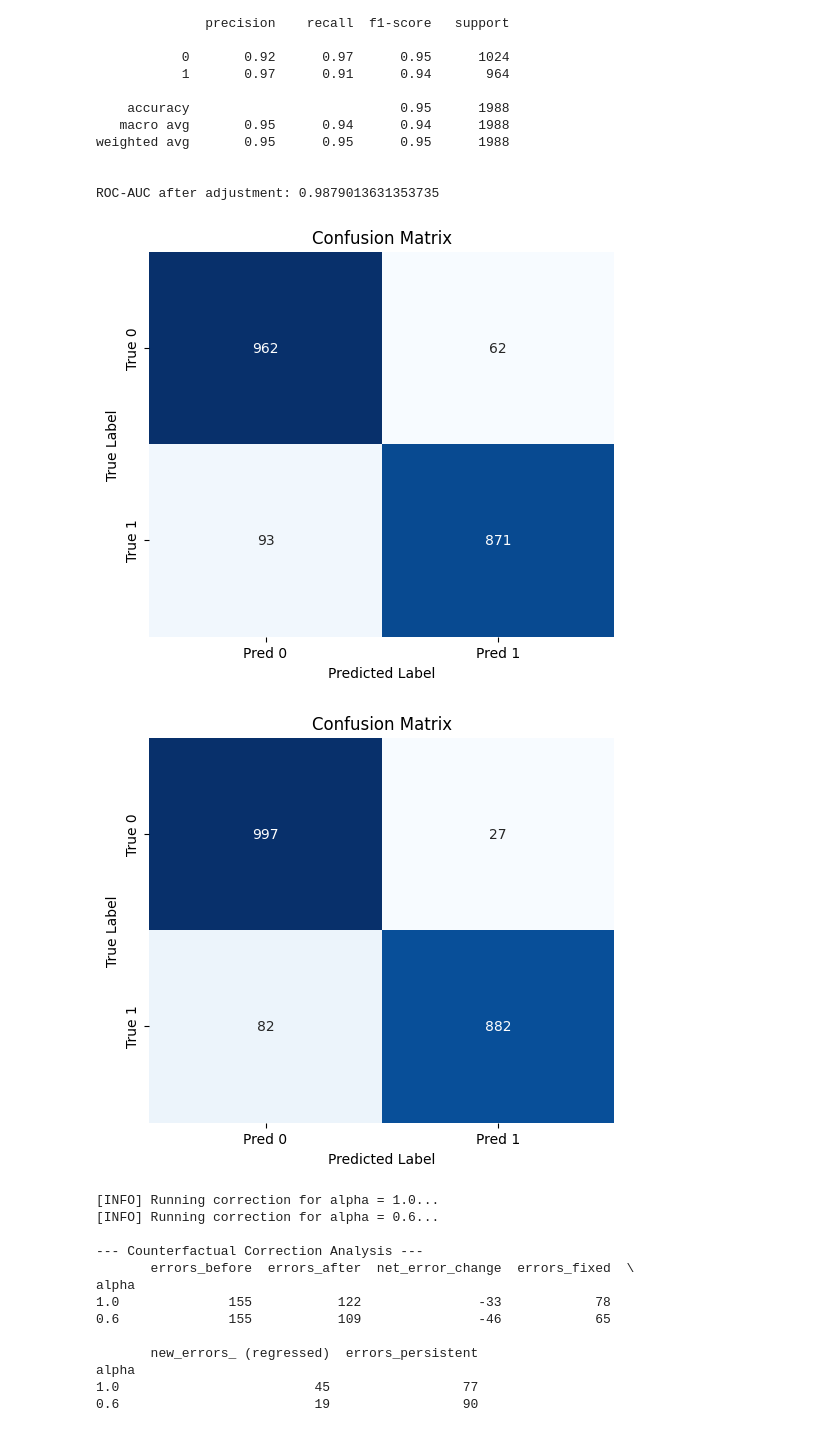
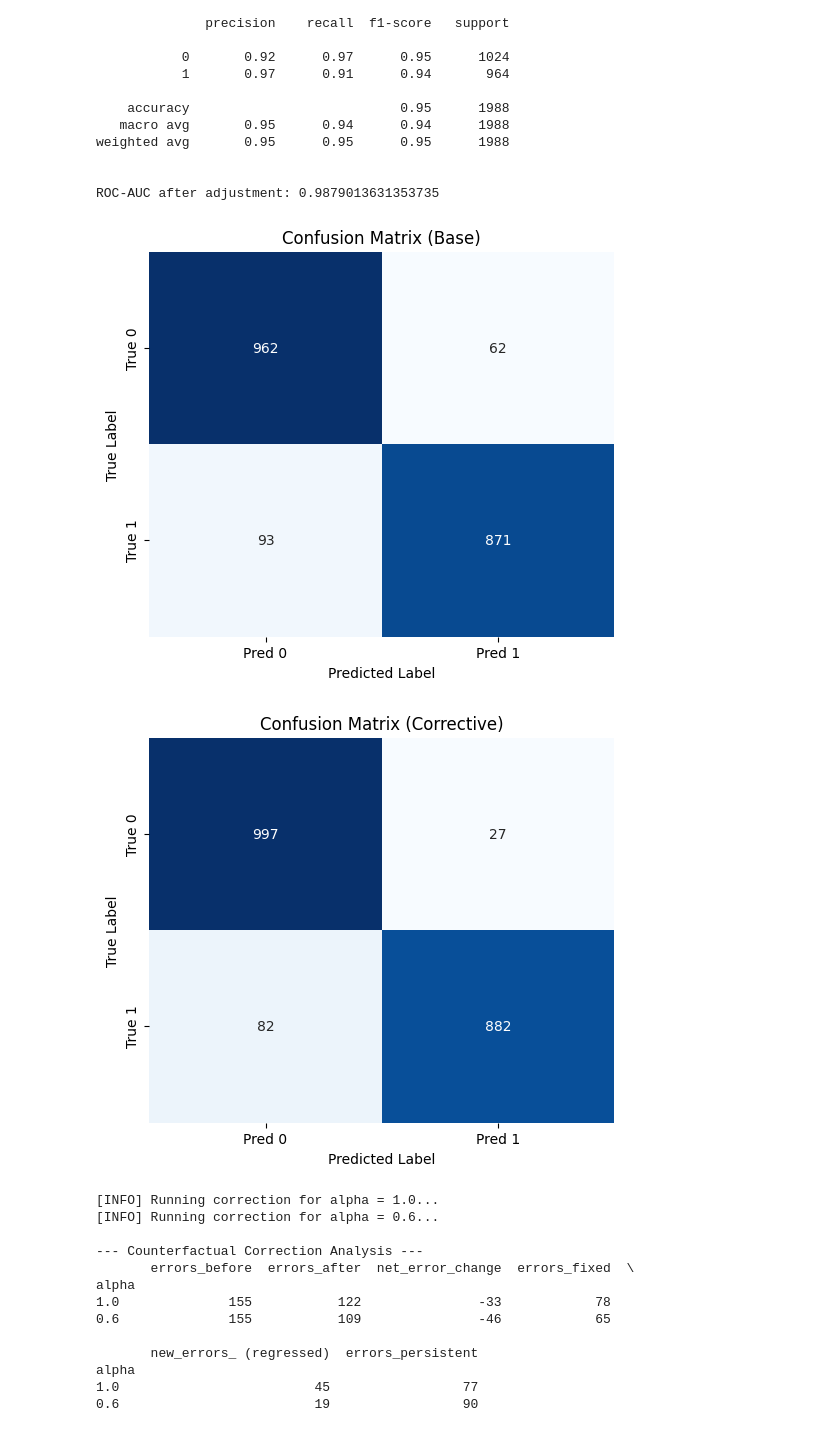
Before and after one commit to F1xedbot/PCCEntropy, a Jupyter notebook: notebooks/analysis.ipynb, the cells around one changed output. Drawn from its saved outputs; the diff is of its cells as text; code cells hidden in the pictures.

```diff
--- a/notebooks/analysis.ipynb
+++ b/notebooks/analysis.ipynb
@@ -348,29 +348,29 @@ sns.heatmap(cm, annot=True, fmt="d", cmap="Blues", cbar=False,
             yticklabels=["True 0", "True 1"])
 plt.xlabel("Predicted Label")
 plt.ylabel("True Label")
-plt.title("Confusion Matrix")
+plt.title("Confusion Matrix (Base)")
 # plt.savefig("../assets/cm_base.png", dpi=300, bbox_inches='tight')
 plt.show()
 # %% [output]
-[figure, old version]
+[figure, new version]
 # %%
 import matplotlib.pyplot as plt
 import seaborn as sns
 from sklearn.metrics import confusion_matrix
 cm = confusion_matrix(model.y_test, y_pred_new_labels)
 
 # Plot with seaborn
 plt.figure(figsize=(6, 5))
 sns.heatmap(cm, annot=True, fmt="d", cmap="Blues", cbar=False,
             xticklabels=["Pred 0", "Pred 1"],
             yticklabels=["True 0", "True 1"])
 plt.xlabel("Predicted Label")
 plt.ylabel("True Label")
-plt.title("Confusion Matrix")
+plt.title("Confusion Matrix (Corrective)")
 # plt.savefig("../assets/cm_corrective.png", dpi=300, bbox_inches='tight')
 plt.show()
 # %% [output]
-[figure, old version]
+[figure, new version]
 # %%
 import numpy as np
 from models.corrector import CounterfactualCorrector
```
